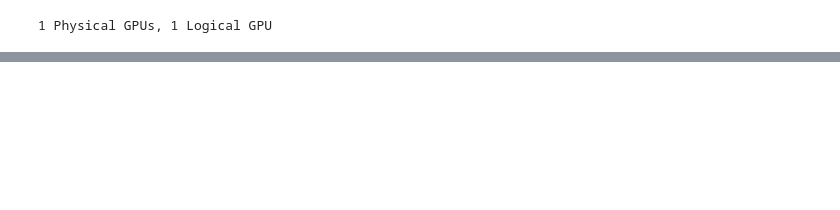
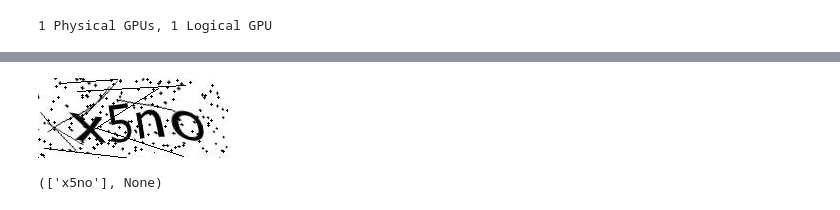
Before and after one commit to BrunoASNascimento/captcha_solver, a Jupyter notebook: model_train_captcha_ocr.ipynb, the cells around one changed output, grey strips where cells are left out. Drawn from its saved outputs; the diff is of its cells as text; code cells hidden in the pictures; blank space fills up the shorter version.

```diff
--- a/model_train_captcha_ocr.ipynb
+++ b/model_train_captcha_ocr.ipynb
@@ -343,0 +425,8 @@ _________________________________________________________________
+# %%
+import pandas as pd
+data={
+    "img_path":"./data/CAPTCHA_images/img/x5no.jpg",
+"label":"x5no"
+}
+df_test = pd.DataFrame([data])
+data_test, labels_test = generate_arrays(df_test, resize=True, img_height=60, img_width=160)
@@ -343,0 +442,9 @@ _________________________________________________________________
+# %%
+from IPython.display import display
+from PIL import Image
+preds = reconstructed_model_pred.predict(np.array([data_test.T]))
+pred_texts = decode_batch_predictions(preds)
+pred_texts, display(Image.open(data['img_path']))
+# %% [output]
+[figure, added]
+(['x5no'], None)
```
Also changed, not shown: parts of 16 cells of this notebook, 13 other files.
